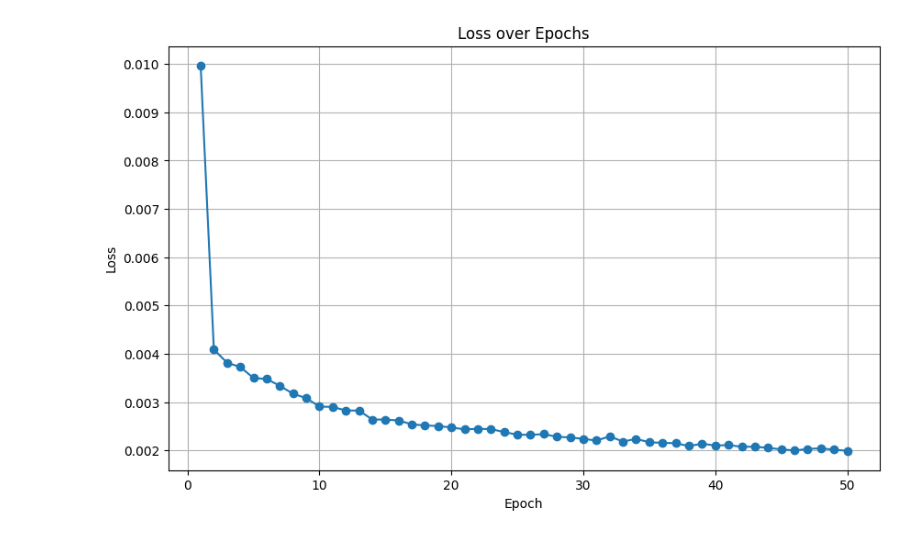
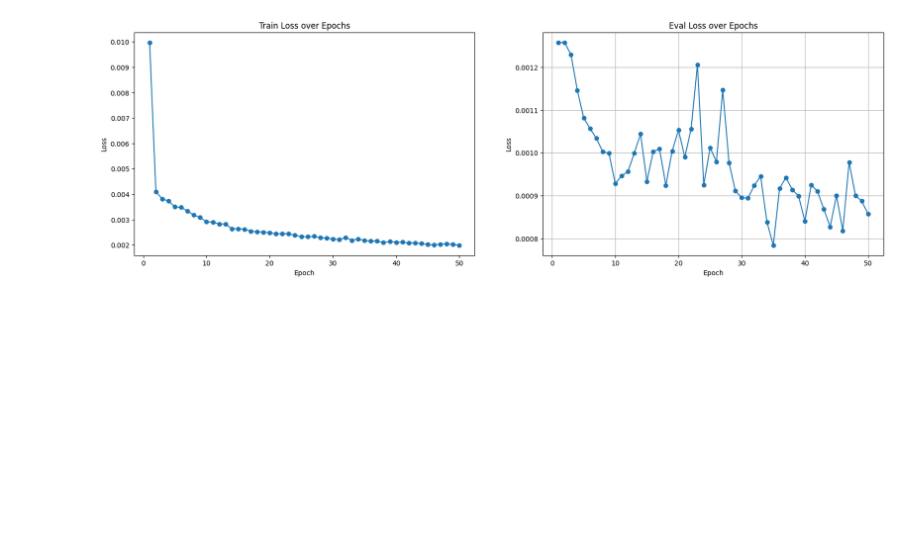
Before and after one commit to HowlTown/imagepro, a Jupyter notebook: draw_loss.ipynb, the cells around one changed output. Cells and saved outputs as stored; diff of their text form; code cells hidden in the pictures; blank space fills up the shorter version.

```diff
--- a/draw_loss.ipynb
+++ b/draw_loss.ipynb
@@ -18,19 +20,26 @@ save_to = 'show/model_3_loss.txt'
 get_loss_list(model_dir,save_to)
 # %%
 
-loss_list_path = 'show/model_4_loss.txt'
-loss_list = []
+loss_list_path = 'show/model_4_loss(train_eval).txt'
+train_loss_list,eval_loss_list = [], []
 with open(loss_list_path,'r') as f:
     for line in f.readlines():
-        loss_list.append(float(line))
+        seg = line.split(' ')
+        train_loss_list.append(float(seg[0]))
+        eval_loss_list.append(float(seg[1]))
 
 # 绘制loss变化曲线
-plt.figure(figsize=(10, 6))  # 设置图形大小
-plt.plot(range(1, len(loss_list) + 1), loss_list, marker='o')  # 绘制曲线，并使用'o'标记每个点
-plt.title('Loss over Epochs')  # 设置标题
-plt.xlabel('Epoch')  # 设置x轴标签
-plt.ylabel('Loss')  # 设置y轴标签
-plt.grid(True)  # 添加网格线
+fig, axs = plt.subplots(1, 2, figsize = (20,6))
+
+axs[0].plot(range(1, len(train_loss_list) + 1), train_loss_list, marker='o')  # 绘制曲线，并使用'o'标记每个点
+axs[0].set_title('Train Loss over Epochs')  # 设置标题
+axs[0].set_xlabel('Epoch')  # 设置x轴标签
+axs[0].set_ylabel('Loss')  # 设置y轴标签
+
+axs[1].plot(range(1, len(eval_loss_list) + 1), eval_loss_list, marker='o')  # 绘制曲线，并使用'o'标记每个点
+axs[1].set_title('Eval Loss over Epochs')  # 设置标题
+axs[1].set_xlabel('Epoch')  # 设置x轴标签
+axs[1].set_ylabel('Loss')  # 设置y轴标签
 plt.show()  # 显示图形
 # %% [output]
-[figure, old version]
+[figure, new version]
```
Also changed, not shown: parts of 1 cell of this notebook, 5 other files.
